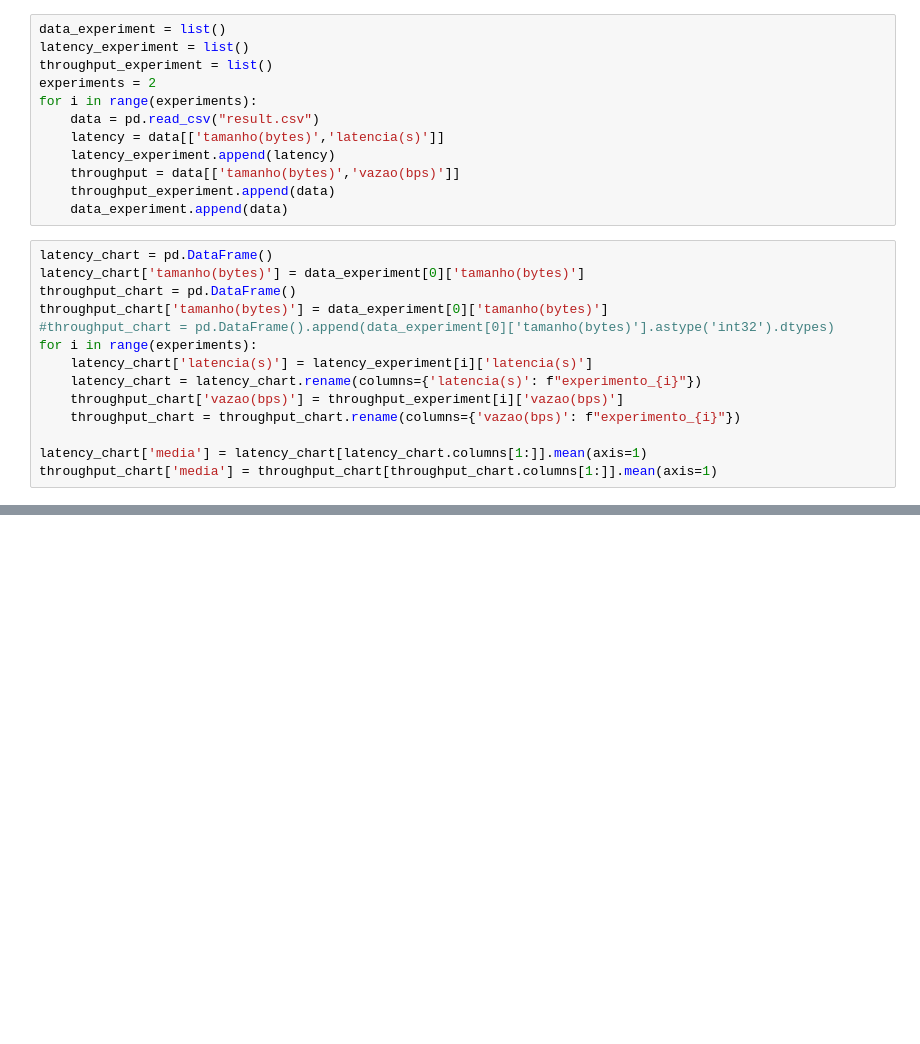
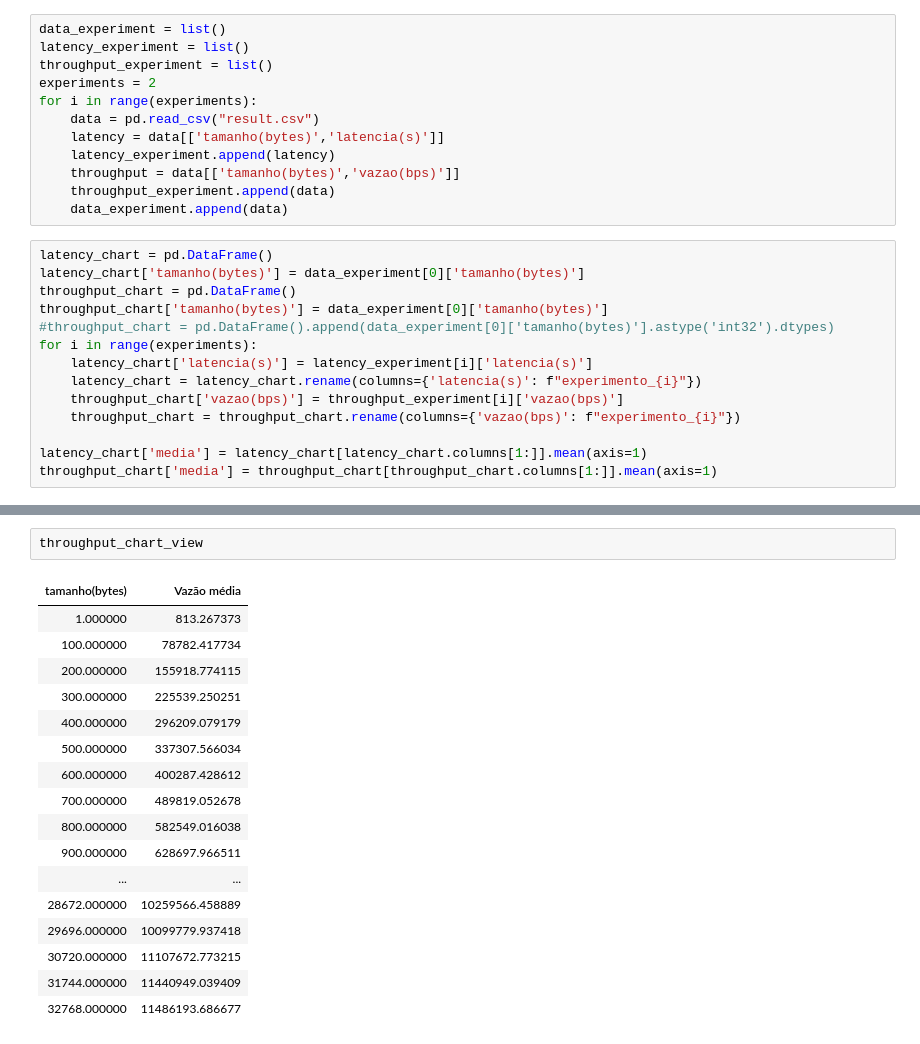
Before and after one commit to vic-torr/networks, a Jupyter notebook: tp2/data_analysis.ipynb, the cells around one changed output, grey strips where cells are left out. Drawn from its saved outputs; the diff is of its cells as text; blank space fills up the shorter version.

```diff
--- a/tp2/data_analysis.ipynb
+++ b/tp2/data_analysis.ipynb
@@ -48,0 +60,20 @@ ax.plot(data['tamanho(bytes)'], data['vazao(bps)'])
+# %%
+throughput_chart_view
+# %% [output]
+| tamanho(bytes) | Vazão média |
+| 1.000000 | 813.267373 |
+| 100.000000 | 78782.417734 |
+| 200.000000 | 155918.774115 |
+| 300.000000 | 225539.250251 |
+| 400.000000 | 296209.079179 |
+| 500.000000 | 337307.566034 |
+| 600.000000 | 400287.428612 |
+| 700.000000 | 489819.052678 |
+| 800.000000 | 582549.016038 |
+| 900.000000 | 628697.966511 |
+| ... | ... |
+| 28672.000000 | 10259566.458889 |
+| 29696.000000 | 10099779.937418 |
+| 30720.000000 | 11107672.773215 |
+| 31744.000000 | 11440949.039409 |
+| 32768.000000 | 11486193.686677 |
```
Also changed, not shown: parts of 7 cells of this notebook.
